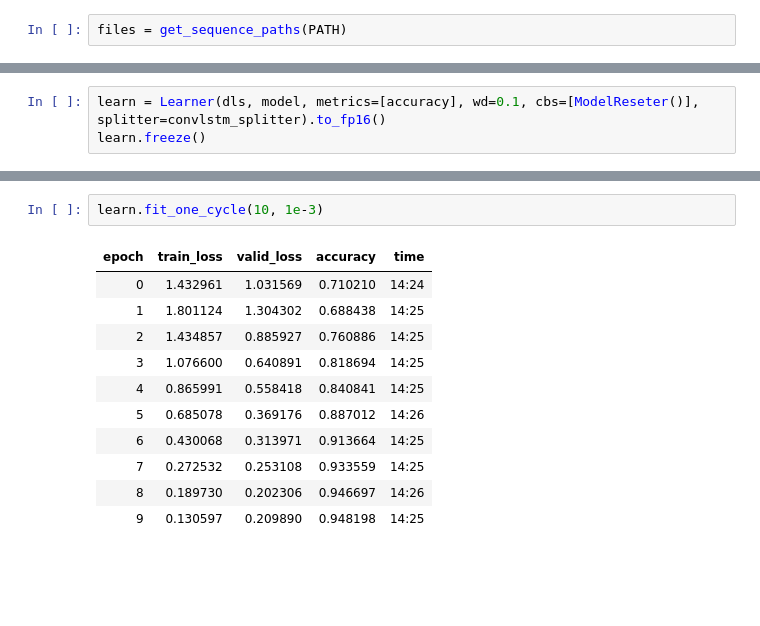
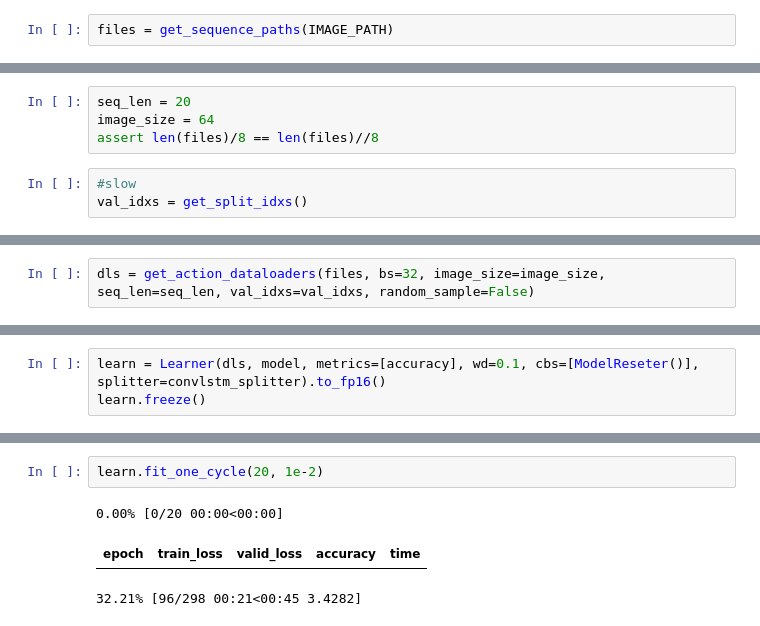
Before and after one commit to tcapelle/action_recognition, a Jupyter notebook: nbs/04_train_convlstm.ipynb, the cells around one changed output, grey strips where cells are left out. Drawn from its saved outputs; the diff is of its cells as text; blank space fills up the shorter version.

```diff
--- a/nbs/04_train_convlstm.ipynb
+++ b/nbs/04_train_convlstm.ipynb
@@ -14,2 +17,2 @@ Path.BASE_PATH = PATH.parent
 # %%
-files = get_sequence_paths(PATH)
+files = get_sequence_paths(IMAGE_PATH)
@@ -32,0 +19,7 @@ True
+# %%
+seq_len = 20
+image_size = 64
+assert len(files)/8 == len(files)//8
+# %%
+#slow
+val_idxs = get_split_idxs()
@@ -33,3 +28,5 @@ True
+# %%
+dls = get_action_dataloaders(files, bs=32, image_size=image_size, seq_len=seq_len, val_idxs=val_idxs, random_sample=False)
 # %%
 dls.show_batch()
 # %% [output]
@@ -48,16 +53,8 @@ SuggestedLRs(lr_min=0.00020892962347716094, lr_steep=0.001737800776027143)
 # %%
-learn.fit_one_cycle(10, 1e-3)
+learn.fit_one_cycle(20, 1e-2)
 # %% [output]
+0.00% [0/20 00:00<00:00]
 | epoch | train_loss | valid_loss | accuracy | time |
-| 0 | 1.432961 | 1.031569 | 0.710210 | 14:24 |
-| 1 | 1.801124 | 1.304302 | 0.688438 | 14:25 |
-| 2 | 1.434857 | 0.885927 | 0.760886 | 14:25 |
-| 3 | 1.076600 | 0.640891 | 0.818694 | 14:25 |
-| 4 | 0.865991 | 0.558418 | 0.840841 | 14:25 |
-| 5 | 0.685078 | 0.369176 | 0.887012 | 14:26 |
-| 6 | 0.430068 | 0.313971 | 0.913664 | 14:25 |
-| 7 | 0.272532 | 0.253108 | 0.933559 | 14:25 |
-| 8 | 0.189730 | 0.202306 | 0.946697 | 14:26 |
-| 9 | 0.130597 | 0.209890 | 0.948198 | 14:25 |
+32.21% [96/298 00:21<00:45 3.4282]
 # %%
 learn.show_results()
```
Also changed, not shown: parts of 9 cells of this notebook, 6 other files.
